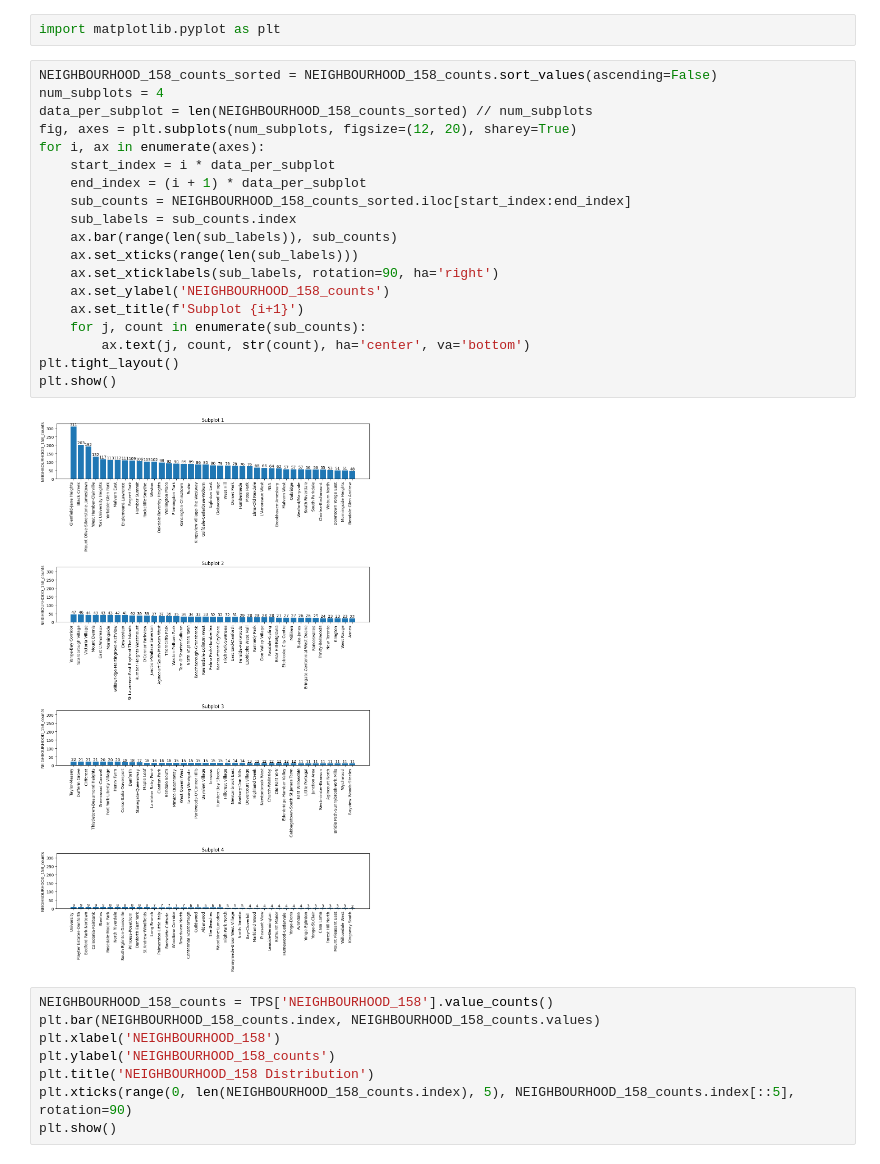
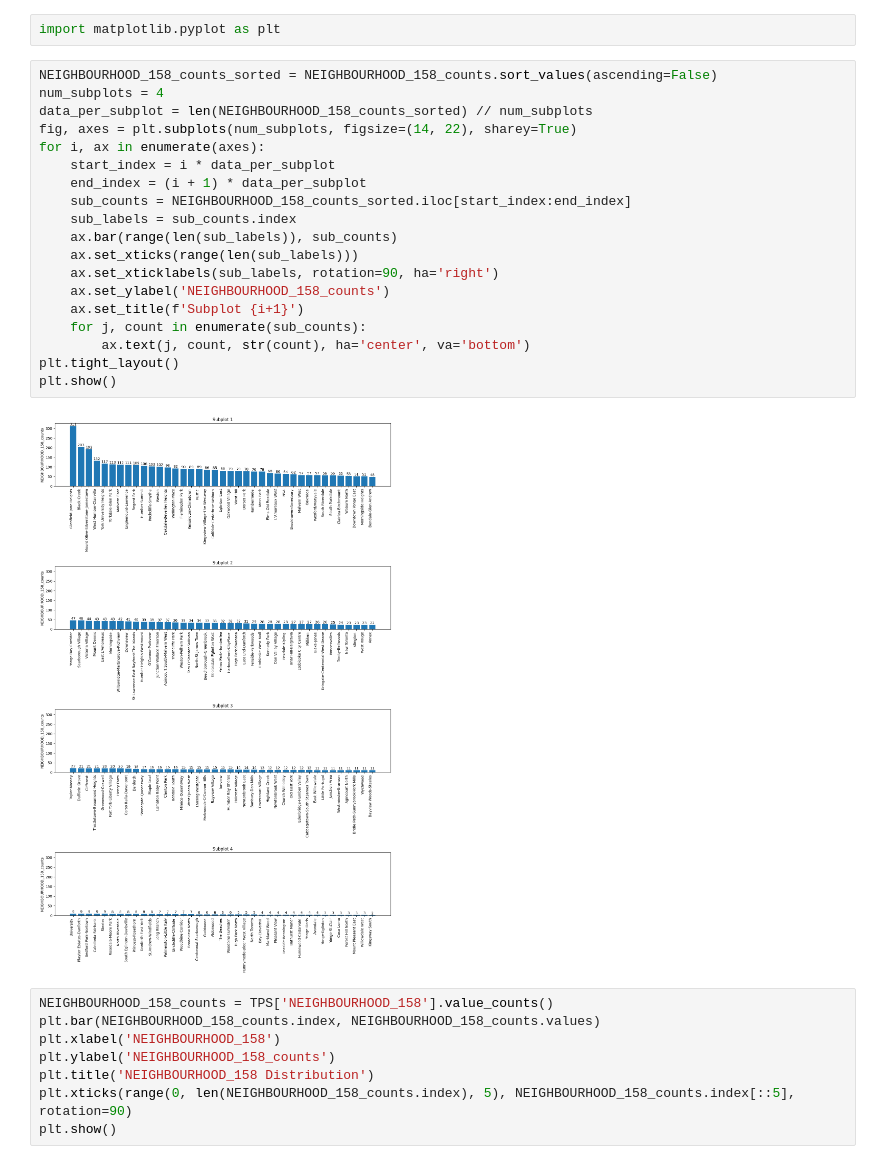
Before and after one commit to ZorroHZR/MBAN6110_Datascience, a Jupyter notebook: SFD_Data.ipynb, the cells around one changed output. Drawn from its saved outputs; the diff is of its cells as text.

```diff
--- a/SFD_Data.ipynb
+++ b/SFD_Data.ipynb
@@ -439,24 +439,24 @@ import matplotlib.pyplot as plt
 # %%
 NEIGHBOURHOOD_158_counts_sorted = NEIGHBOURHOOD_158_counts.sort_values(ascending=False)
 num_subplots = 4
 data_per_subplot = len(NEIGHBOURHOOD_158_counts_sorted) // num_subplots
-fig, axes = plt.subplots(num_subplots, figsize=(12, 20), sharey=True)
+fig, axes = plt.subplots(num_subplots, figsize=(14, 22), sharey=True)
 for i, ax in enumerate(axes):
     start_index = i * data_per_subplot
     end_index = (i + 1) * data_per_subplot
     sub_counts = NEIGHBOURHOOD_158_counts_sorted.iloc[start_index:end_index]
     sub_labels = sub_counts.index
     ax.bar(range(len(sub_labels)), sub_counts)
     ax.set_xticks(range(len(sub_labels)))
     ax.set_xticklabels(sub_labels, rotation=90, ha='right')
     ax.set_ylabel('NEIGHBOURHOOD_158_counts')
     ax.set_title(f'Subplot {i+1}')
     for j, count in enumerate(sub_counts):
         ax.text(j, count, str(count), ha='center', va='bottom')
 plt.tight_layout()
 plt.show()
 # %% [output]
-[figure, old version]
+[figure, new version]
 # %%
 NEIGHBOURHOOD_158_counts = TPS['NEIGHBOURHOOD_158'].value_counts()
 plt.bar(NEIGHBOURHOOD_158_counts.index, NEIGHBOURHOOD_158_counts.values)
```
